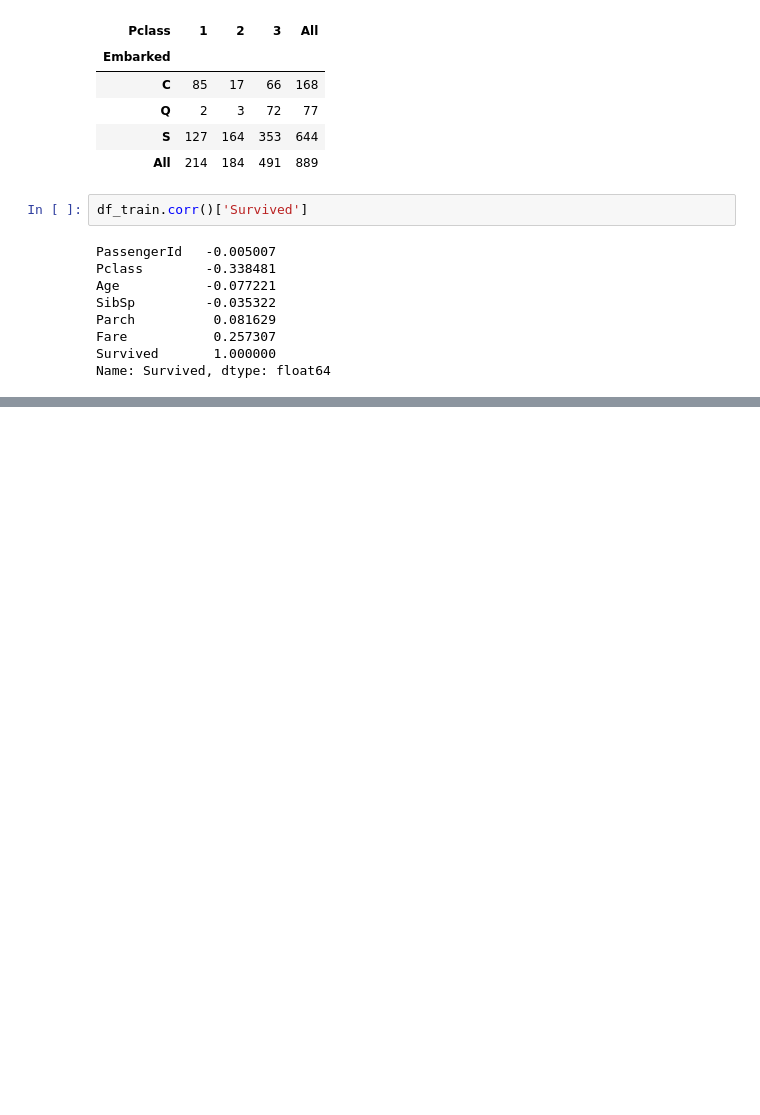
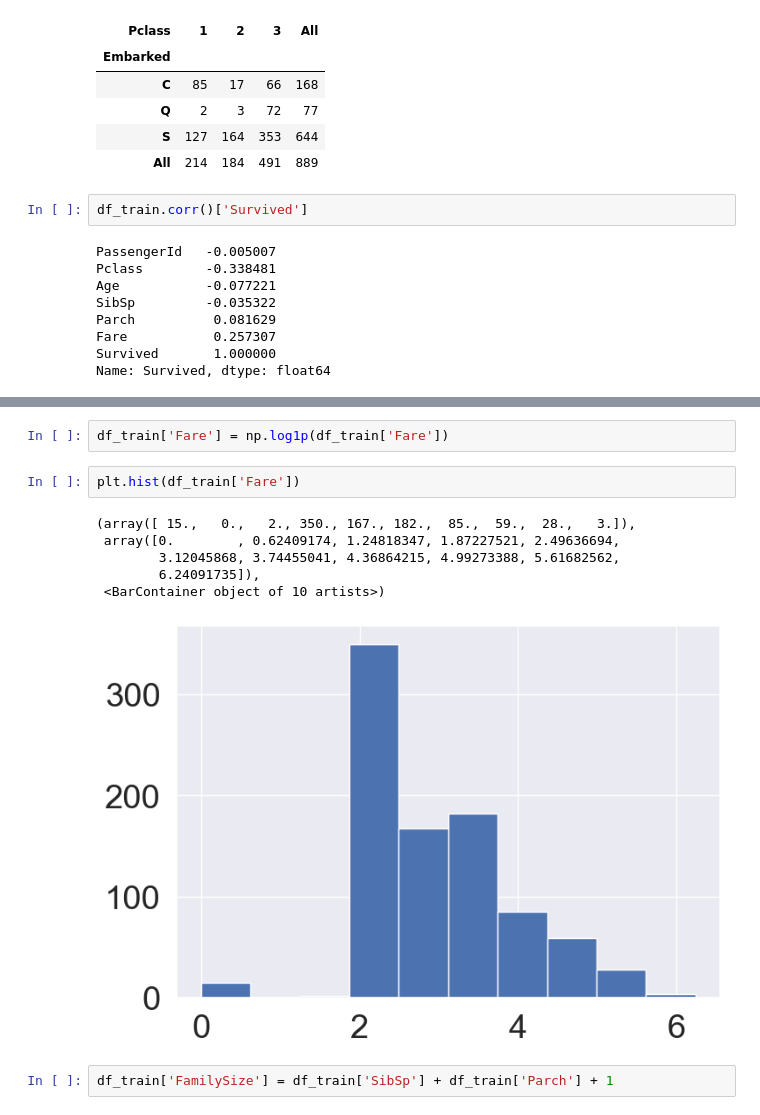
Before and after one commit to Mujoung-Kim/Spart_study, a Jupyter notebook: code/Titanic.ipynb, the cells around one changed output, grey strips where cells are left out. Drawn from its saved outputs; the diff is of its cells as text; blank space fills up the shorter version.

```diff
--- a/code/Titanic.ipynb
+++ b/code/Titanic.ipynb
@@ -211,0 +231,13 @@ Name: Survived, dtype: float64
+# %%
+df_train['Fare'] = np.log1p(df_train['Fare'])
+# %%
+plt.hist(df_train['Fare'])
+# %% [output]
+(array([ 15.,   0.,   2., 350., 167., 182.,  85.,  59.,  28.,   3.]),
+ array([0.        , 0.62409174, 1.24818347, 1.87227521, 2.49636694,
+        3.12045868, 3.74455041, 4.36864215, 4.99273388, 5.61682562,
+        6.24091735]),
+ <BarContainer object of 10 artists>)
+[figure, added]
+# %%
+df_train['FamilySize'] = df_train['SibSp'] + df_train['Parch'] + 1
```
Also changed, not shown: parts of 29 cells of this notebook.
